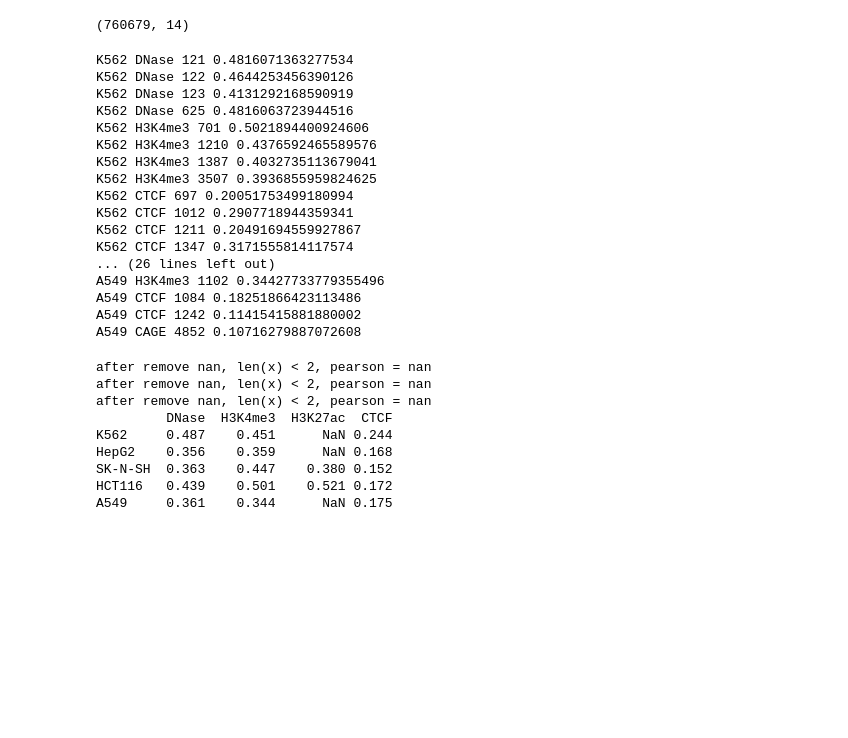
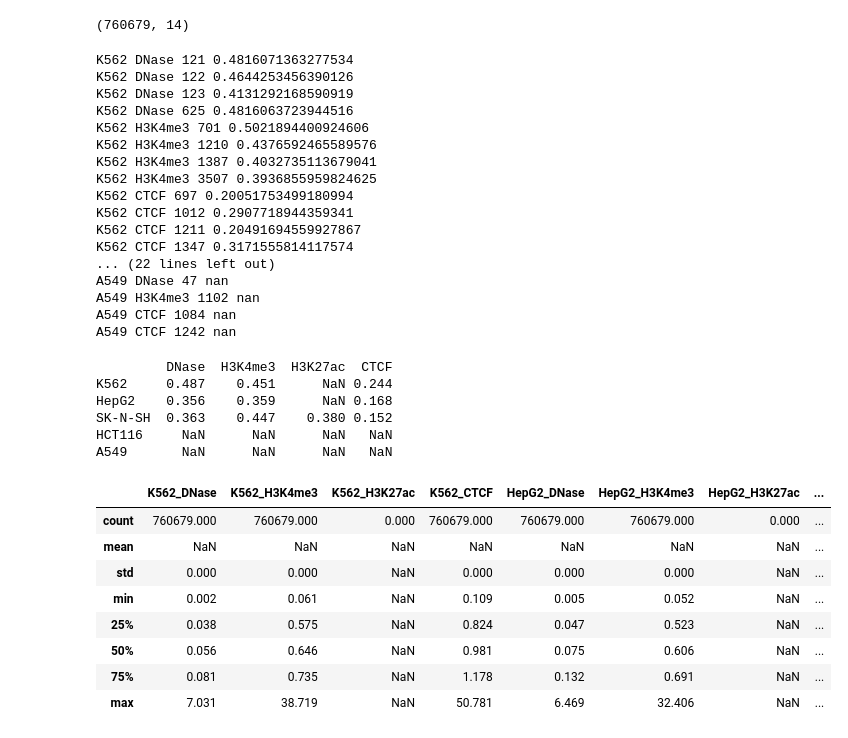
Before and after one commit to maplecai/EpiCast, a Jupyter notebook: predict_CRE_activity/1.1_Gosai_Enformer_pred_VEF.ipynb, the cells around one changed output. Saved outputs shown, nothing was run; the diff lists cells and outputs as text; code cells hidden in the pictures; blank space fills up the shorter version.

```diff
--- a/predict_CRE_activity/1.1_Gosai_Enformer_pred_VEF.ipynb
+++ b/predict_CRE_activity/1.1_Gosai_Enformer_pred_VEF.ipynb
@@ -165,7 +170,7 @@ for i, cell_type in enumerate(cell_types):
             for k in indice:
                 pred = pred_array[:, :, k].mean(1)
                 true = MPRA_df[cell_type]
-                r = pearson(pred, true)[0]
+                r = pearsonr(pred, true)[0]
                 print(cell_type, assay, k, r)
             pred = pred_array[:, :, indice].mean(2).mean(1)
             VEF_df[f'{cell_type}_{assay}'] = pred
@@ -184,11 +189,11 @@ K562 CTCF 697 0.20051753499180994
 K562 CTCF 1012 0.2907718944359341
 K562 CTCF 1211 0.20491694559927867
 K562 CTCF 1347 0.3171555814117574
-... (26 lines left out)
-A549 H3K4me3 1102 0.34427733779355496
-A549 CTCF 1084 0.18251866423113486
-A549 CTCF 1242 0.11415415881880002
-A549 CAGE 4852 0.10716279887072608
+... (22 lines left out)
+A549 DNase 47 nan
+A549 H3K4me3 1102 nan
+A549 CTCF 1084 nan
+A549 CTCF 1242 nan
 # %%
 cell_types = ['K562', 'HepG2', 'SK-N-SH', 'HCT116', 'A549']
 assays = ['DNase', 'H3K4me3', 'H3K27ac', 'CTCF']
@@ -198,21 +203,30 @@ for i, cell_type in enumerate(cell_types):
     for j, assay in enumerate(assays):
         pred = VEF_df[f'{cell_type}_{assay}']
         true = MPRA_df[f'{cell_type}']
-        r, _ = pearson(pred, true)
+        r, _ = pearsonr(pred, true)
         pearson_df.loc[cell_type, assay] = r
 print(pearson_df)
 # %% [output]
-after remove nan, len(x) < 2, pearson = nan
-after remove nan, len(x) < 2, pearson = nan
-after remove nan, len(x) < 2, pearson = nan
          DNase  H3K4me3  H3K27ac  CTCF
 K562     0.487    0.451      NaN 0.244
 HepG2    0.356    0.359      NaN 0.168
 SK-N-SH  0.363    0.447    0.380 0.152
-HCT116   0.439    0.501    0.521 0.172
-A549     0.361    0.344      NaN 0.175
+HCT116     NaN      NaN      NaN   NaN
+A549       NaN      NaN      NaN   NaN
 # %%
 VEF_df.to_csv('../data/Gosai_MPRA/Gosai_MPRA_Enformer_VEF_raw.tsv', sep='\t', index=False)
+# %%
+VEF_df.describe()
+# %% [output]
+|  | K562_DNase | K562_H3K4me3 | K562_H3K27ac | K562_CTCF | HepG2_DNase | HepG2_H3K4me3 | HepG2_H3K27ac | ... |
+| count | 760679.000 | 760679.000 | 0.000 | 760679.000 | 760679.000 | 760679.000 | 0.000 | ... |
+| mean | NaN | NaN | NaN | NaN | NaN | NaN | NaN | ... |
+| std | 0.000 | 0.000 | NaN | 0.000 | 0.000 | 0.000 | NaN | ... |
+| min | 0.002 | 0.061 | NaN | 0.109 | 0.005 | 0.052 | NaN | ... |
+| 25% | 0.038 | 0.575 | NaN | 0.824 | 0.047 | 0.523 | NaN | ... |
+| 50% | 0.056 | 0.646 | NaN | 0.981 | 0.075 | 0.606 | NaN | ... |
+| 75% | 0.081 | 0.735 | NaN | 1.178 | 0.132 | 0.691 | NaN | ... |
+| max | 7.031 | 38.719 | NaN | 50.781 | 6.469 | 32.406 | NaN | ... |
 # %%
 MPRA_df = pd.read_csv('../data/Gosai_MPRA/Gosai_MPRA_my_processed_data_len200_norm.csv')
 VEF_df = pd.read_csv('../data/Gosai_MPRA/Gosai_MPRA_Enformer_VEF_raw.tsv', sep='\t')
```
Also changed, not shown: parts of 8 cells of this notebook, 36 other files.
